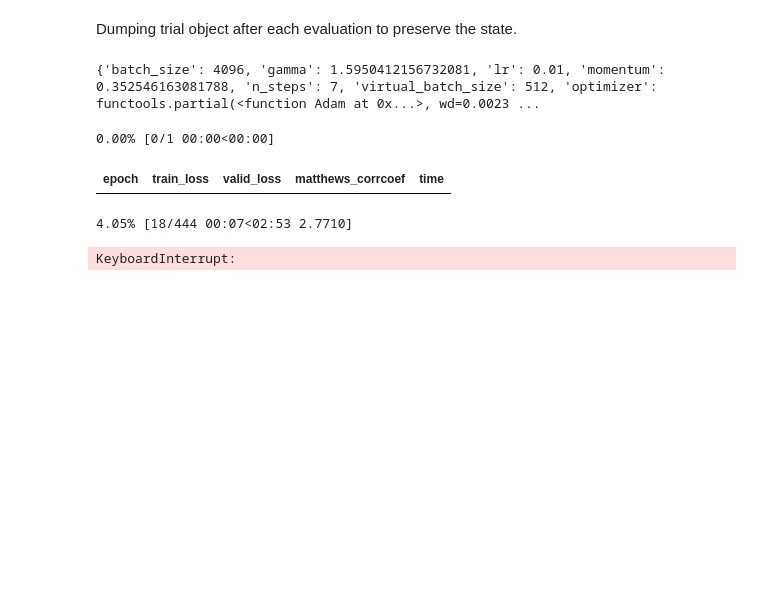
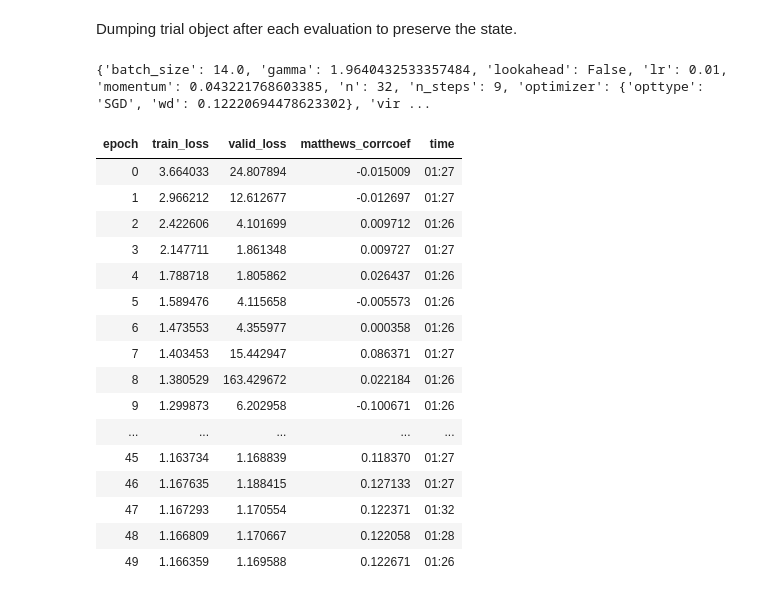
Before and after one commit to erudic/mt-tabnet-xgboost-model-comparison, a Jupyter notebook: notebooks/optimization/df_large/tabnet.ipynb, the cells around one changed output. Saved outputs shown, nothing was run; the diff lists cells and outputs as text; code cells hidden in the pictures; blank space fills up the shorter version.

Commit message:
chore: update tabnet optimization notebook

```diff
--- a/notebooks/optimization/df_large/tabnet.ipynb
+++ b/notebooks/optimization/df_large/tabnet.ipynb
@@ -33,12 +33,12 @@ tabnet_large_space={
             "wd":hp.loguniform('wdradam', np.log(0.0001), np.log(0.3))
         }
     ]),
-    "n":scope.int(hp.choice("n",[8,64,128])),
+    "n":scope.int(hp.choice("n",[8,32,64])),
     "n_steps":scope.int(hp.quniform("n_steps",3,10,1)),
     "gamma":hp.uniform("gamma",1,2),
     "momentum":hp.uniform("momentum",0,1),
     "lr":hp.choice("lr",[0.005,0.01,0.02,0.025]),
-    "batch_size":hp.quniform("batch_size",12,17,1),
+    "batch_size":hp.quniform("batch_size",12,15,1),
     "virtual_batch_size":hp.quniform("virtual_batch_size",8,11,1)
     }
 # %%
@@ -75,31 +75,43 @@ Dumping trial object after each evaluation to preserve the state.
 # %%
 import os.path
 from os import path
 
 
 def tabnet_fn(params):
+    print(params)
     params = process_params(params)
-    print(params)
     tabnet_trainer = TabNetTrainer(X_train_val,Y_train_val,vtype="hold-out",split=0.8,epochs=50)
     return -tabnet_trainer.train_and_validate(params)
 
 
 if path.exists("tabnet-trials.p"):
-    trials = pickle.load(open("tybnet-trials.p"))
+    trials = pickle.load(open("tabnet-trials.p",'rb'))
 else:
     trials = Trials()
 
 best_hyperparams = fmin(fn = tabnet_fn,
                         space = tabnet_large_space,
                         algo = tpe.suggest,
-                        max_evals = 1,
+                        max_evals = 20,
                         trials = trials)
 
 pickle.dump(trials, open("tabnet-trials.p", "wb"))
-best_hyperparam
 # %% [output]
-{'batch_size': 4096, 'gamma': 1.5950412156732081, 'lr': 0.01, 'momentum': 0.352546163081788, 'n_steps': 7, 'virtual_batch_size': 512, 'optimizer': functools.partial(<function Adam at 0x...>, wd=0.0023 ...
+{'batch_size': 14.0, 'gamma': 1.9640432533357484, 'lookahead': False, 'lr': 0.01, 'momentum': 0.043221768603385, 'n': 32, 'n_steps': 9, 'optimizer': {'opttype': 'SGD', 'wd': 0.12220694478623302}, 'vir ...
-0.00% [0/1 00:00<00:00]
 | epoch | train_loss | valid_loss | matthews_corrcoef | time |
+| 0 | 3.664033 | 24.807894 | -0.015009 | 01:27 |
+| 1 | 2.966212 | 12.612677 | -0.012697 | 01:27 |
+| 2 | 2.422606 | 4.101699 | 0.009712 | 01:26 |
+| 3 | 2.147711 | 1.861348 | 0.009727 | 01:27 |
+| 4 | 1.788718 | 1.805862 | 0.026437 | 01:26 |
+| 5 | 1.589476 | 4.115658 | -0.005573 | 01:26 |
+| 6 | 1.473553 | 4.355977 | 0.000358 | 01:26 |
+| 7 | 1.403453 | 15.442947 | 0.086371 | 01:27 |
+| 8 | 1.380529 | 163.429672 | 0.022184 | 01:26 |
+| 9 | 1.299873 | 6.202958 | -0.100671 | 01:26 |
+| ... | ... | ... | ... | ... |
+| 45 | 1.163734 | 1.168839 | 0.118370 | 01:27 |
+| 46 | 1.167635 | 1.188415 | 0.127133 | 01:27 |
+| 47 | 1.167293 | 1.170554 | 0.122371 | 01:32 |
+| 48 | 1.166809 | 1.170667 | 0.122058 | 01:28 |
+| 49 | 1.166359 | 1.169588 | 0.122671 | 01:26 |
-4.05% [18/444 00:07<02:53 2.7710]
-KeyboardInterrupt:
```
Also changed, not shown: parts of 9 cells of this notebook.
